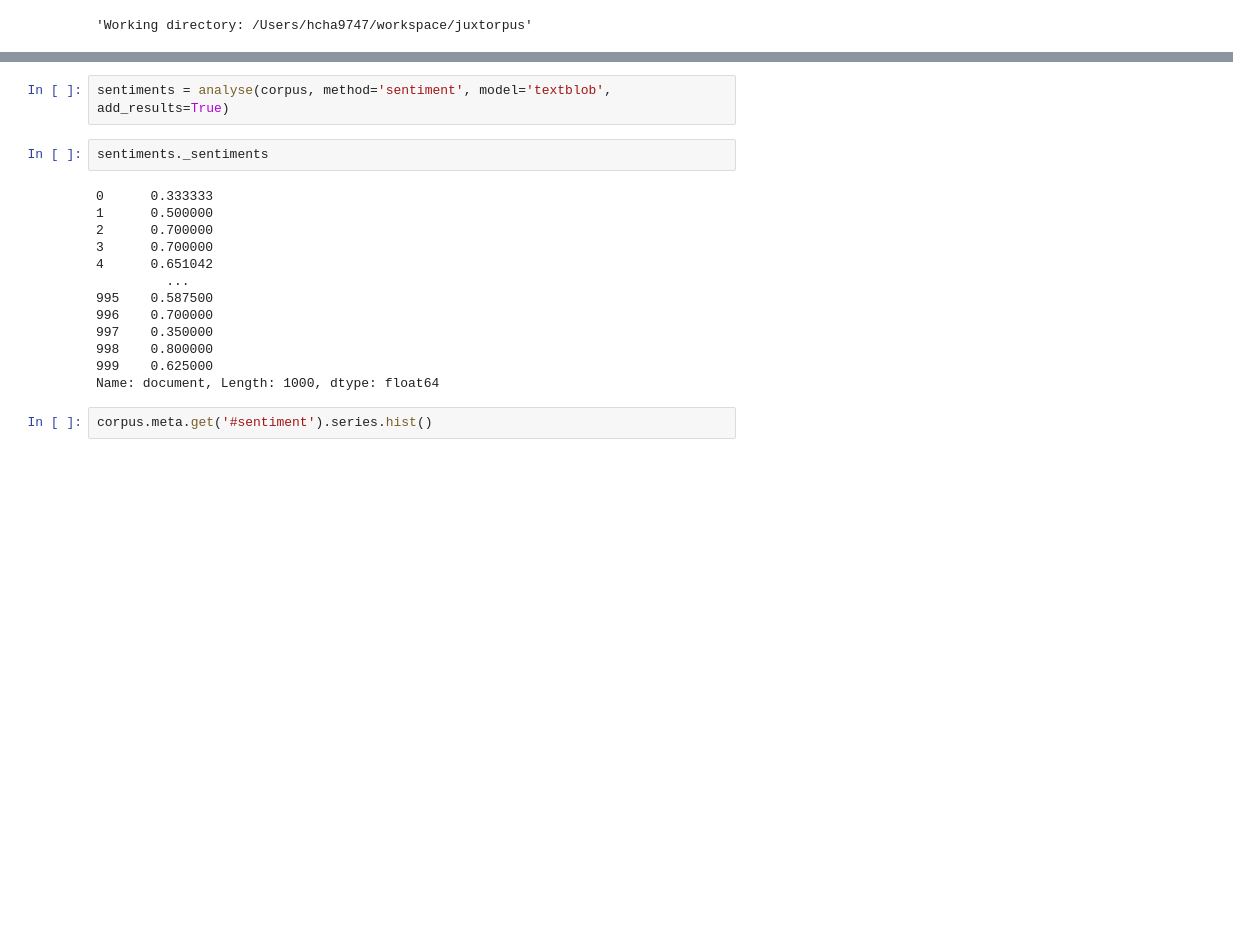
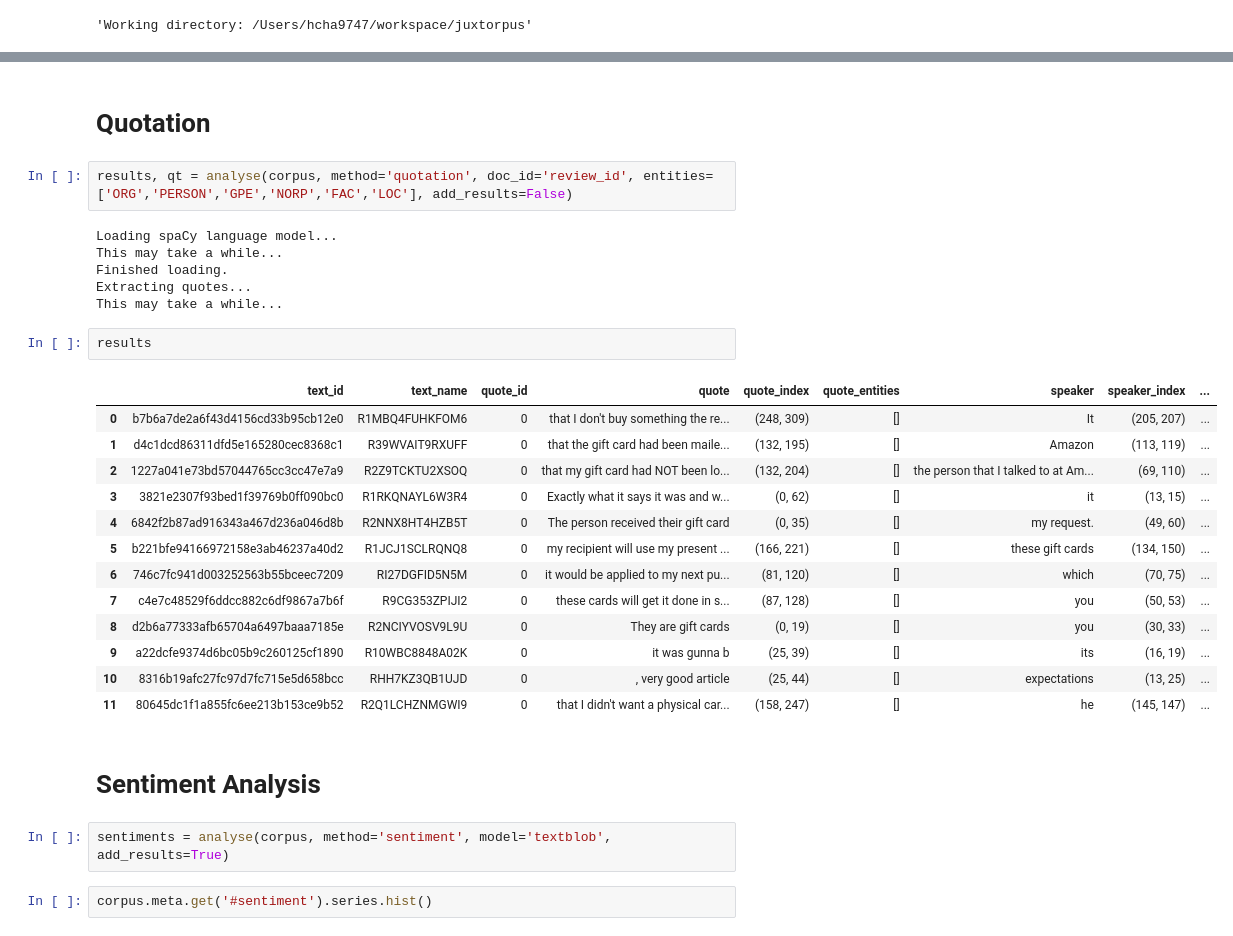
Before and after one commit to Sydney-Informatics-Hub/juxtorpus, a Jupyter notebook: notebooks/workshops/analyse.ipynb, the cells around one changed output, grey strips where cells are left out. Drawn from its saved outputs; the diff is of its cells as text; blank space fills up the shorter version.

Commit message:
feat(analyse): Add quotation

```diff
--- a/notebooks/workshops/analyse.ipynb
+++ b/notebooks/workshops/analyse.ipynb
@@ -16,20 +19,33 @@ corpus = Corpus.from_dataframe(pd.read_excel('notebooks/workshops/amazon_us_revi
+# %% [markdown]
+# Quotation
+# %%
+results, qt = analyse(corpus, method='quotation', doc_id='review_id', entities=['ORG','PERSON','GPE','NORP','FAC','LOC'], add_results=False)
+# %% [output]
+Loading spaCy language model...
+This may take a while...
+Finished loading.
+Extracting quotes...
+This may take a while...
+# %%
+results
+# %% [output]
+|  | text_id | text_name | quote_id | quote | quote_index | quote_entities | speaker | speaker_index | ... |
+| 0 | b7b6a7de2a6f43d4156cd33b95cb12e0 | R1MBQ4FUHKFOM6 | 0 | that I don't buy something the re... | (248, 309) | [] | It | (205, 207) | ... |
+| 1 | d4c1dcd86311dfd5e165280cec8368c1 | R39WVAIT9RXUFF | 0 | that the gift card had been maile... | (132, 195) | [] | Amazon | (113, 119) | ... |
+| 2 | 1227a041e73bd57044765cc3cc47e7a9 | R2Z9TCKTU2XSOQ | 0 | that my gift card had NOT been lo... | (132, 204) | [] | the person that I talked to at Am... | (69, 110) | ... |
+| 3 | 3821e2307f93bed1f39769b0ff090bc0 | R1RKQNAYL6W3R4 | 0 | Exactly what it says it was and w... | (0, 62) | [] | it | (13, 15) | ... |
+| 4 | 6842f2b87ad916343a467d236a046d8b | R2NNX8HT4HZB5T | 0 | The person received their gift card | (0, 35) | [] | my request. | (49, 60) | ... |
+| 5 | b221bfe94166972158e3ab46237a40d2 | R1JCJ1SCLRQNQ8 | 0 | my recipient will use my present ... | (166, 221) | [] | these gift cards | (134, 150) | ... |
+| 6 | 746c7fc941d003252563b55bceec7209 | RI27DGFID5N5M | 0 | it would be applied to my next pu... | (81, 120) | [] | which | (70, 75) | ... |
+| 7 | c4e7c48529f6ddcc882c6df9867a7b6f | R9CG353ZPIJI2 | 0 | these cards will get it done in s... | (87, 128) | [] | you | (50, 53) | ... |
+| 8 | d2b6a77333afb65704a6497baaa7185e | R2NCIYVOSV9L9U | 0 | They are gift cards | (0, 19) | [] | you | (30, 33) | ... |
+| 9 | a22dcfe9374d6bc05b9c260125cf1890 | R10WBC8848A02K | 0 | it was gunna b | (25, 39) | [] | its | (16, 19) | ... |
+| 10 | 8316b19afc27fc97d7fc715e5d658bcc | RHH7KZ3QB1UJD | 0 | , very good article | (25, 44) | [] | expectations | (13, 25) | ... |
+| 11 | 80645dc1f1a855fc6ee213b153ce9b52 | R2Q1LCHZNMGWI9 | 0 | that I didn't want a physical car... | (158, 247) | [] | he | (145, 147) | ... |
+# %% [markdown]
+# Sentiment Analysis
 # %%
 sentiments = analyse(corpus, method='sentiment', model='textblob', add_results=True)
-# %%
-sentiments._sentiments
-# %% [output]
-0      0.333333
-1      0.500000
-2      0.700000
-3      0.700000
-4      0.651042
-         ...
-995    0.587500
-996    0.700000
-997    0.350000
-998    0.800000
-999    0.625000
-Name: document, Length: 1000, dtype: float64
 # %%
 corpus.meta.get('#sentiment').series.hist()
 # %% [output]
```
Also changed, not shown: parts of 3 cells of this notebook, 2 other files.
